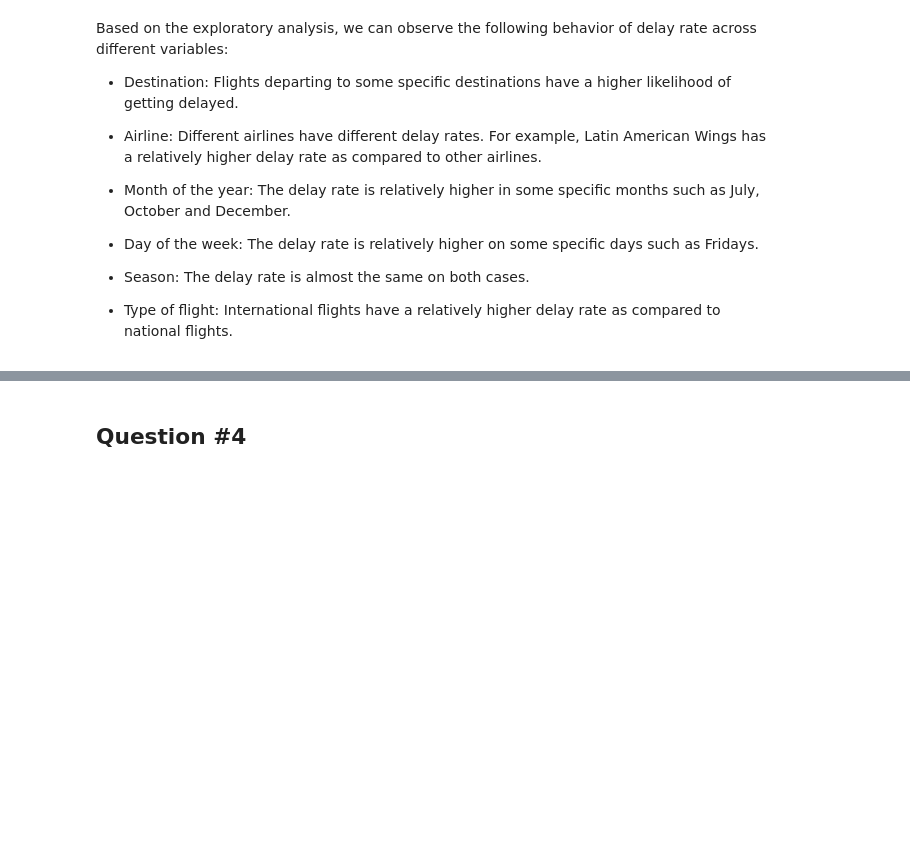
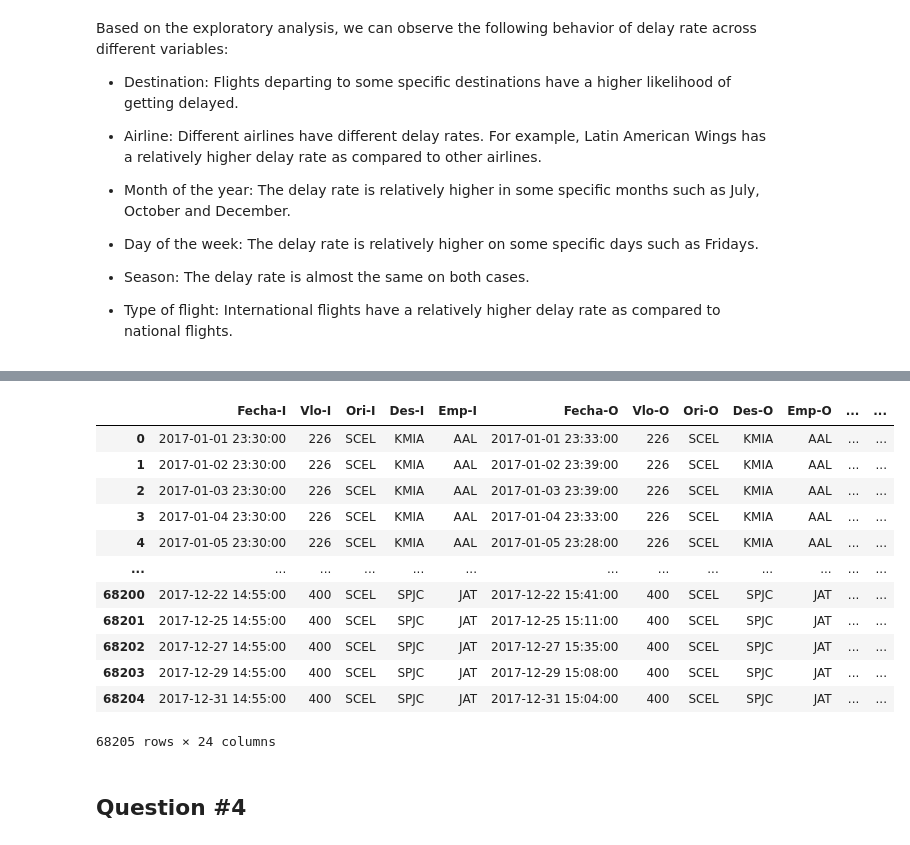
Before and after one commit to almendradelmoral/Challenge-Data-Scientist-Almendra-del-Moral, a Jupyter notebook: solution.ipynb, the cells around one changed output, grey strips where cells are left out. Saved outputs shown, nothing was run; the diff lists cells and outputs as text; code cells hidden in the pictures; blank space fills up the shorter version.

```diff
--- a/solution.ipynb
+++ b/solution.ipynb
@@ -327,3 +349,28 @@ NameError: name 'dest_delay' is not defined
+# %%
+quantile_33 = df.groupby(['Des-O']).sum()[['delay_15']].sort_values(by='delay_15', ascending=False).delay_15.quantile(0.33)
+quantile_66 = df.groupby(['Des-O']).sum()[['delay_15']].sort_values(by='delay_15', ascending=False).delay_15.quantile(0.66)
+
+df_tmp = df.groupby(['Des-O']).sum()[['delay_15']].sort_values(by='delay_15', ascending=False).reset_index()
+df_tmp.loc[(df_tmp.delay_15 >= quantile_66),'des_o_delay_class'] = 'alta'
+df_tmp.loc[(df_tmp.delay_15 < quantile_66) & (df_tmp.delay_15 >= quantile_33),'des_o_delay_class'] = 'media'
+df_tmp.loc[(df_tmp.delay_15 < quantile_33),'des_o_delay_class'] = 'baja'
+
+df = df.merge(df_tmp[['Des-O','des_o_delay_class']], on=['Des-O'], how='left')
+df
+# %% [output]
+|  | Fecha-I | Vlo-I | Ori-I | Des-I | Emp-I | Fecha-O | Vlo-O | Ori-O | Des-O | Emp-O | ... | ... |
+| 0 | 2017-01-01 23:30:00 | 226 | SCEL | KMIA | AAL | 2017-01-01 23:33:00 | 226 | SCEL | KMIA | AAL | ... | ... |
+| 1 | 2017-01-02 23:30:00 | 226 | SCEL | KMIA | AAL | 2017-01-02 23:39:00 | 226 | SCEL | KMIA | AAL | ... | ... |
+| 2 | 2017-01-03 23:30:00 | 226 | SCEL | KMIA | AAL | 2017-01-03 23:39:00 | 226 | SCEL | KMIA | AAL | ... | ... |
+| 3 | 2017-01-04 23:30:00 | 226 | SCEL | KMIA | AAL | 2017-01-04 23:33:00 | 226 | SCEL | KMIA | AAL | ... | ... |
+| 4 | 2017-01-05 23:30:00 | 226 | SCEL | KMIA | AAL | 2017-01-05 23:28:00 | 226 | SCEL | KMIA | AAL | ... | ... |
+| ... | ... | ... | ... | ... | ... | ... | ... | ... | ... | ... | ... | ... |
+| 68200 | 2017-12-22 14:55:00 | 400 | SCEL | SPJC | JAT | 2017-12-22 15:41:00 | 400 | SCEL | SPJC | JAT | ... | ... |
+| 68201 | 2017-12-25 14:55:00 | 400 | SCEL | SPJC | JAT | 2017-12-25 15:11:00 | 400 | SCEL | SPJC | JAT | ... | ... |
+| 68202 | 2017-12-27 14:55:00 | 400 | SCEL | SPJC | JAT | 2017-12-27 15:35:00 | 400 | SCEL | SPJC | JAT | ... | ... |
+| 68203 | 2017-12-29 14:55:00 | 400 | SCEL | SPJC | JAT | 2017-12-29 15:08:00 | 400 | SCEL | SPJC | JAT | ... | ... |
+| 68204 | 2017-12-31 14:55:00 | 400 | SCEL | SPJC | JAT | 2017-12-31 15:04:00 | 400 | SCEL | SPJC | JAT | ... | ... |
+68205 rows × 24 columns
 # %% [markdown]
 ## Question #4
 # %% [markdown]
```
Also changed, not shown: parts of 7 cells of this notebook.
